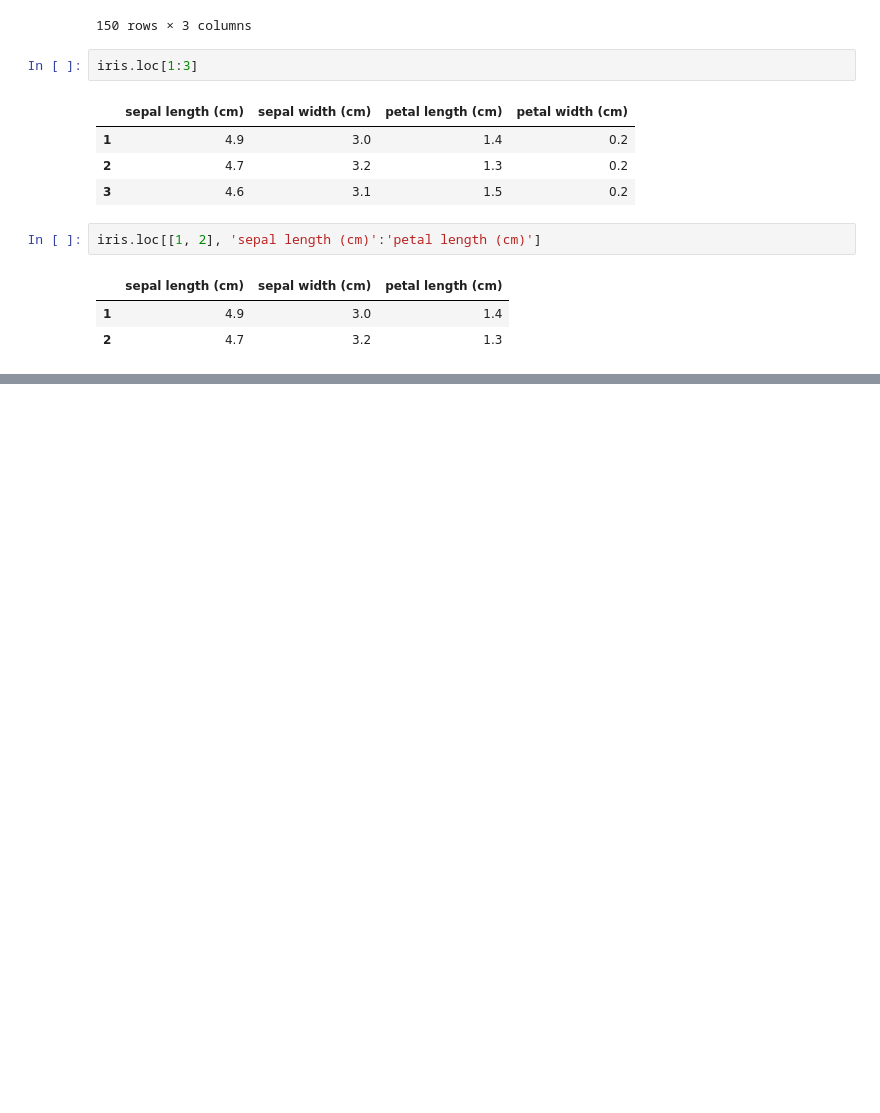
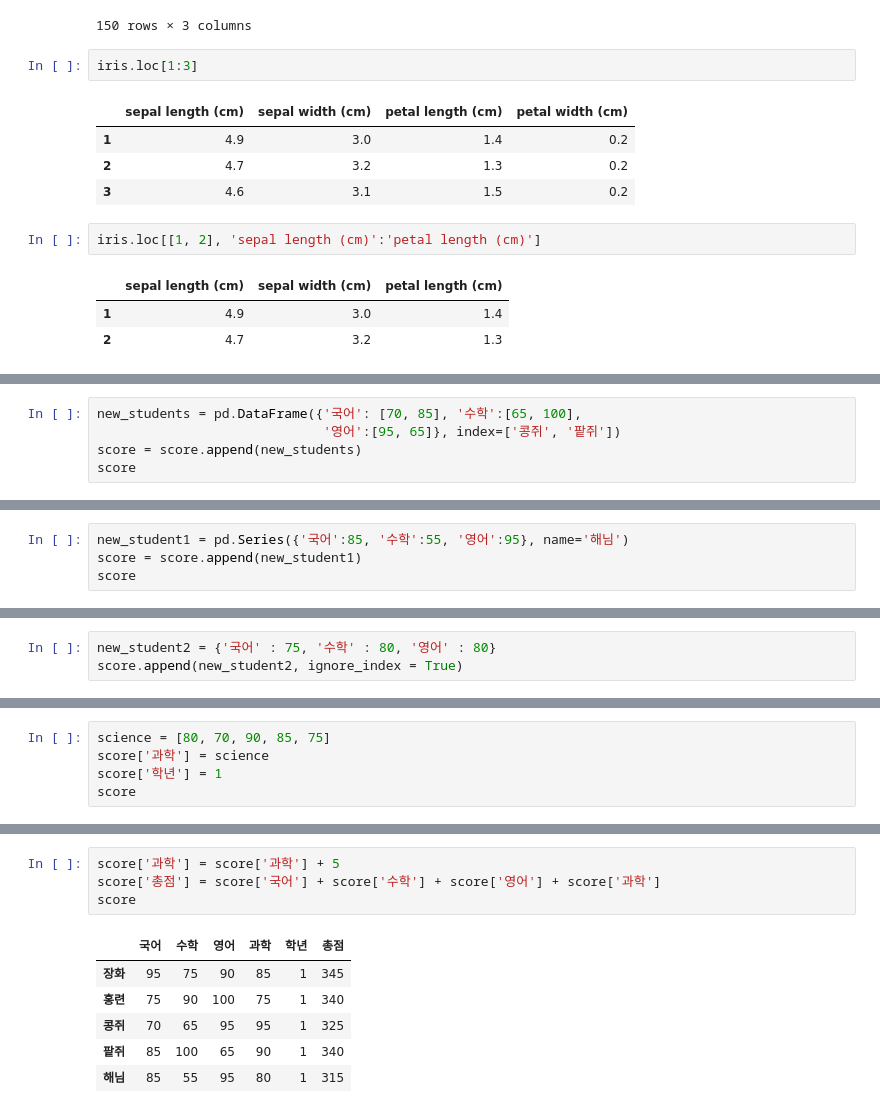
Before and after one commit to DANU011/practice-analysis, a Jupyter notebook: bigdata/bigdata_chap2.ipynb, the cells around one changed output, grey strips where cells are left out. Saved outputs shown, nothing was run; the diff lists cells and outputs as text; blank space fills up the shorter version.

```diff
--- a/bigdata/bigdata_chap2.ipynb
+++ b/bigdata/bigdata_chap2.ipynb
@@ -262,0 +263,5 @@ new_students = pd.DataFrame({})
+# %%
+new_students = pd.DataFrame({'국어': [70, 85], '수학':[65, 100],
+                             '영어':[95, 65]}, index=['콩쥐', '팥쥐'])
+score = score.append(new_students)
+score
@@ -262,0 +274,4 @@ new_students = pd.DataFrame({})
+# %%
+new_student1 = pd.Series({'국어':85, '수학':55, '영어':95}, name='해님')
+score = score.append(new_student1)
+score
@@ -262,0 +285,3 @@ new_students = pd.DataFrame({})
+# %%
+new_student2 = {'국어' : 75, '수학' : 80, '영어' : 80}
+score.append(new_student2, ignore_index = True)
@@ -262,0 +296,5 @@ new_students = pd.DataFrame({})
+# %%
+science = [80, 70, 90, 85, 75]
+score['과학'] = science
+score['학년'] = 1
+score
@@ -262,0 +308,11 @@ new_students = pd.DataFrame({})
+# %%
+score['과학'] = score['과학'] + 5
+score['총점'] = score['국어'] + score['수학'] + score['영어'] + score['과학']
+score
+# %% [output]
+|  | 국어 | 수학 | 영어 | 과학 | 학년 | 총점 |
+| 장화 | 95 | 75 | 90 | 85 | 1 | 345 |
+| 홍련 | 75 | 90 | 100 | 75 | 1 | 340 |
+| 콩쥐 | 70 | 65 | 95 | 95 | 1 | 325 |
+| 팥쥐 | 85 | 100 | 65 | 90 | 1 | 340 |
+| 해님 | 85 | 55 | 95 | 80 | 1 | 315 |
```
Also changed, not shown: parts of 17 cells of this notebook.
